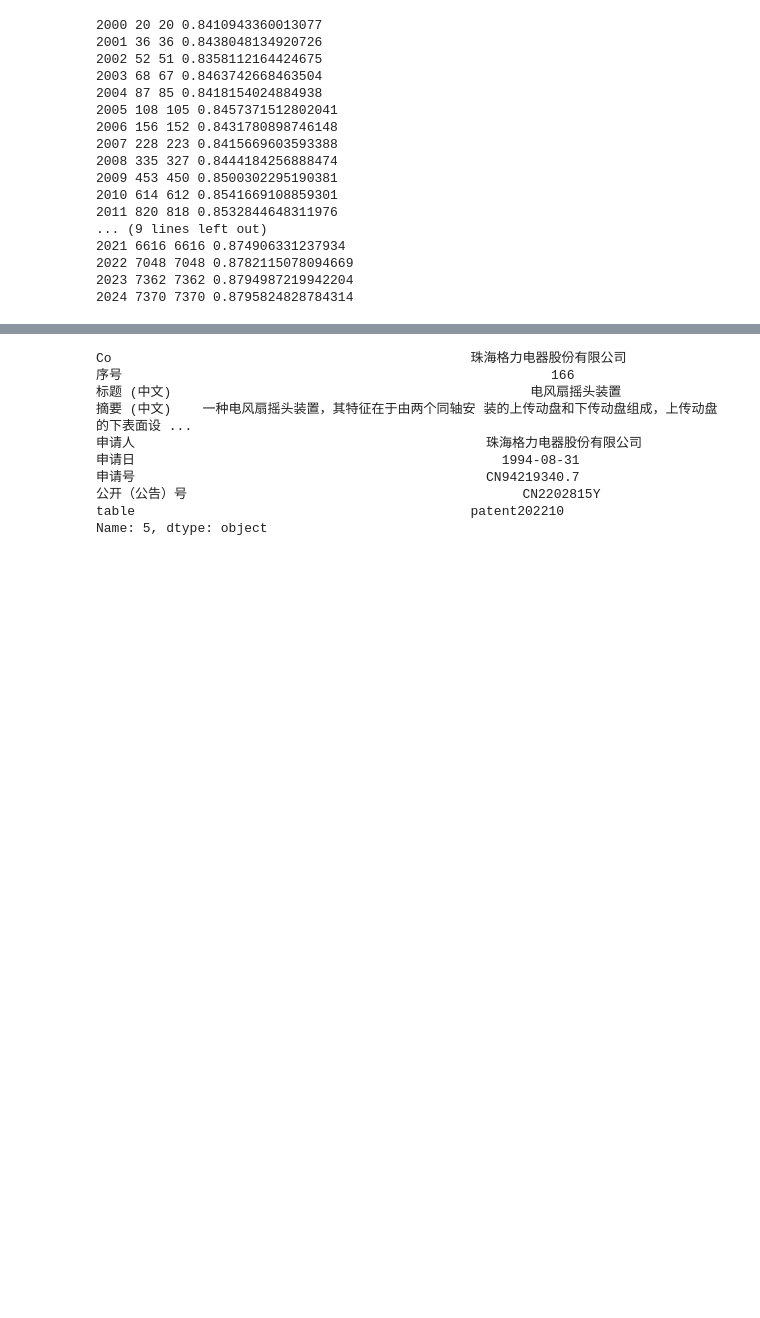
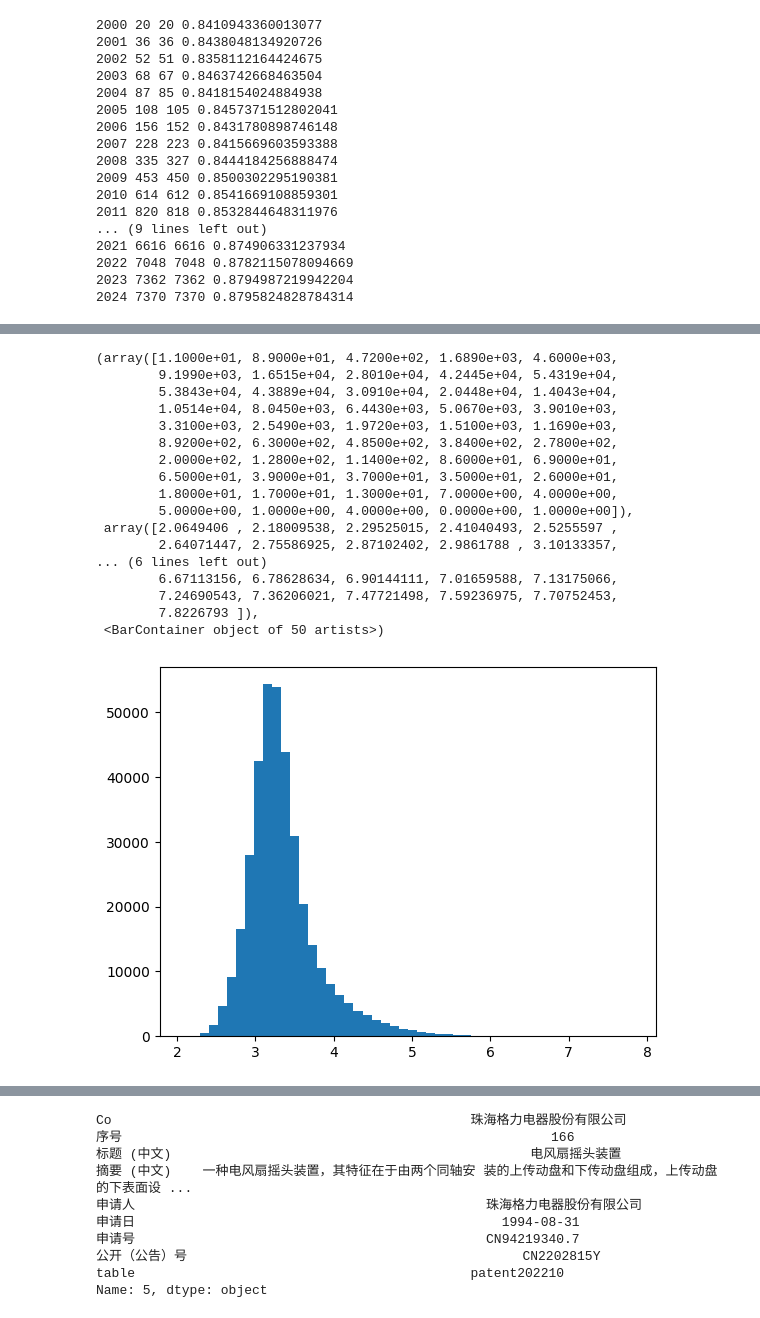
Before and after one commit to ideatechresearch/patent_invest, a Jupyter notebook: tech_closeness_by_year.ipynb, the cells around one changed output, grey strips where cells are left out. Saved outputs shown, nothing was run; the diff lists cells and outputs as text; code cells hidden in the pictures; blank space fills up the shorter version.

```diff
--- a/tech_closeness_by_year.ipynb
+++ b/tech_closeness_by_year.ipynb
@@ -319,0 +357,21 @@ plt.plot(np.sort(cosine_sim_arr(co_ids_vec_t)))
+# %%
+plt.hist(co_topics.reshape(-1),bins=50)
+# %% [output]
+(array([1.1000e+01, 8.9000e+01, 4.7200e+02, 1.6890e+03, 4.6000e+03,
+        9.1990e+03, 1.6515e+04, 2.8010e+04, 4.2445e+04, 5.4319e+04,
+        5.3843e+04, 4.3889e+04, 3.0910e+04, 2.0448e+04, 1.4043e+04,
+        1.0514e+04, 8.0450e+03, 6.4430e+03, 5.0670e+03, 3.9010e+03,
+        3.3100e+03, 2.5490e+03, 1.9720e+03, 1.5100e+03, 1.1690e+03,
+        8.9200e+02, 6.3000e+02, 4.8500e+02, 3.8400e+02, 2.7800e+02,
+        2.0000e+02, 1.2800e+02, 1.1400e+02, 8.6000e+01, 6.9000e+01,
+        6.5000e+01, 3.9000e+01, 3.7000e+01, 3.5000e+01, 2.6000e+01,
+        1.8000e+01, 1.7000e+01, 1.3000e+01, 7.0000e+00, 4.0000e+00,
+        5.0000e+00, 1.0000e+00, 4.0000e+00, 0.0000e+00, 1.0000e+00]),
+ array([2.0649406 , 2.18009538, 2.29525015, 2.41040493, 2.5255597 ,
+        2.64071447, 2.75586925, 2.87102402, 2.9861788 , 3.10133357,
+... (6 lines left out)
+        6.67113156, 6.78628634, 6.90144111, 7.01659588, 7.13175066,
+        7.24690543, 7.36206021, 7.47721498, 7.59236975, 7.70752453,
+        7.8226793 ]),
+ <BarContainer object of 50 artists>)
+[figure, added]
```
Also changed, not shown: parts of 76 cells of this notebook, 23 other files.
